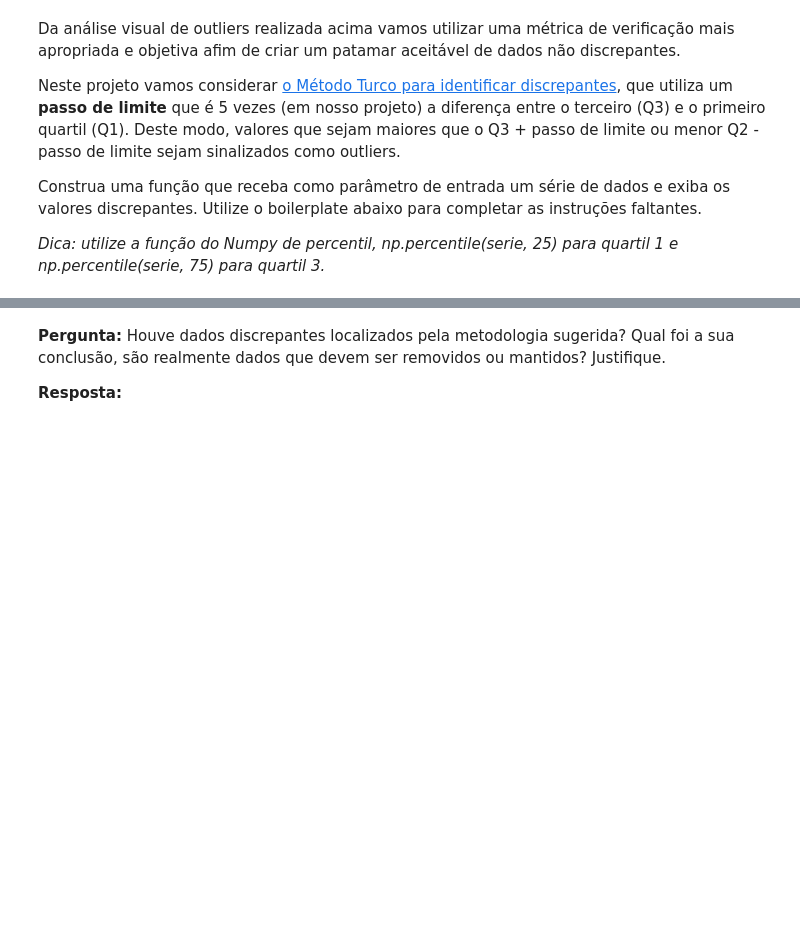
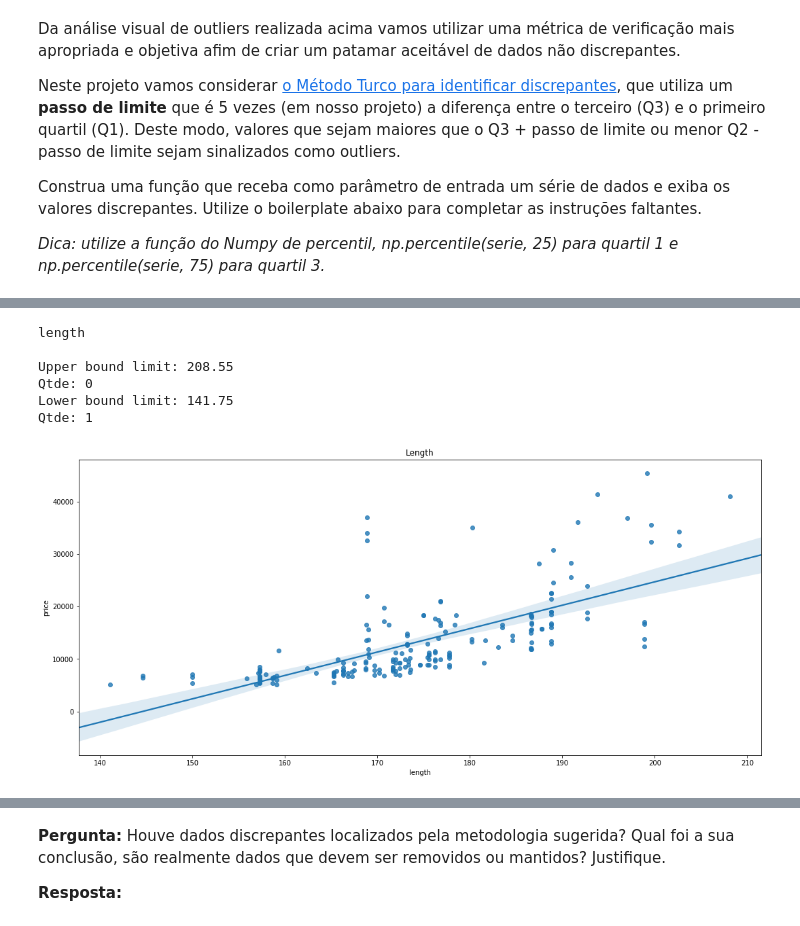
Before and after one commit to marco-bom-amigo/Trabalho-Final, a Jupyter notebook: automobile-price-prediction.ipynb, the cells around one changed output, grey strips where cells are left out. Cells and saved outputs as stored; diff of their text form; code cells hidden in the pictures; blank space fills up the shorter version.

```diff
--- a/automobile-price-prediction.ipynb
+++ b/automobile-price-prediction.ipynb
@@ -414,0 +438,10 @@ def identificacao_outlier(df, column_name):
+# %%
+identificacao_outlier(data, numeric_var[1])
+# %% [output]
+length
+
+Upper bound limit: 208.55
+Qtde: 0
+Lower bound limit: 141.75
+Qtde: 1
+[figure, added]
```
Also changed, not shown: parts of 14 cells of this notebook.
